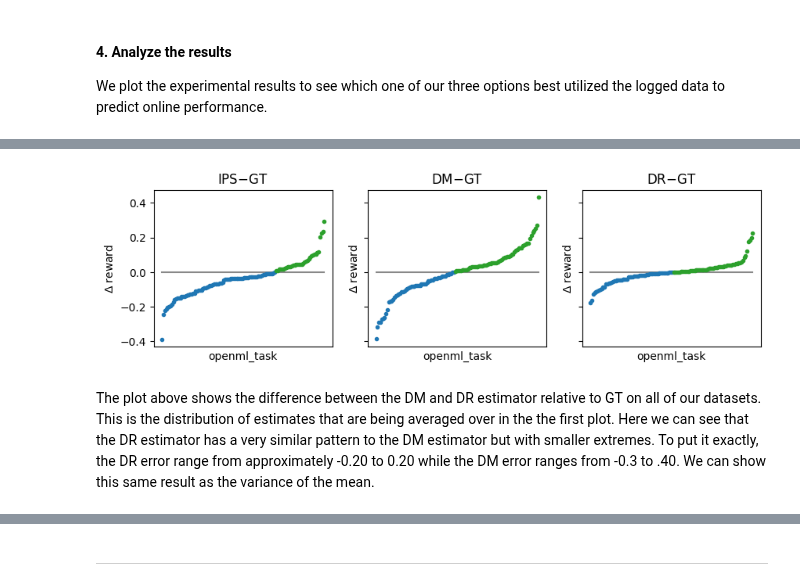
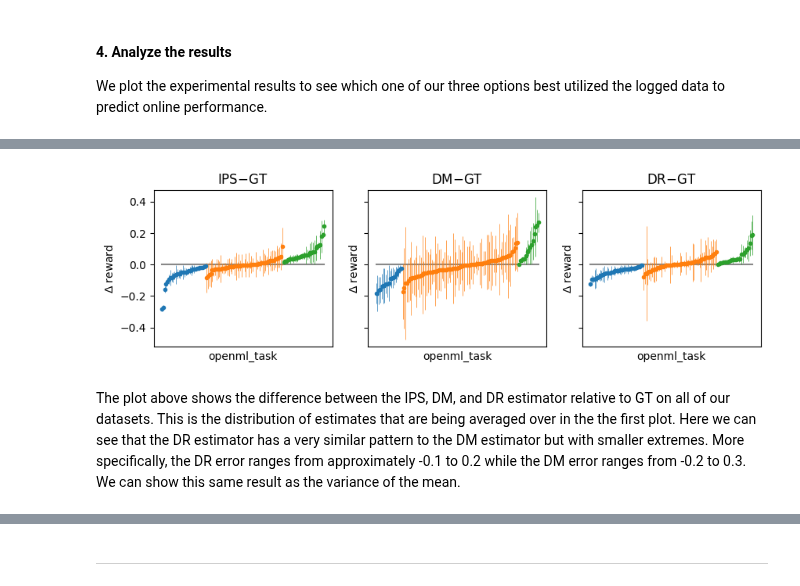
Before and after one commit to VowpalWabbit/coba, a Jupyter notebook: examples/notebooks/Logged Data.ipynb, the cells around one changed output, grey strips where cells are left out. Drawn from its saved outputs; the diff is of its cells as text; code cells hidden in the pictures.

```diff
--- a/examples/notebooks/Logged Data.ipynb
+++ b/examples/notebooks/Logged Data.ipynb
@@ -50,17 +60,17 @@ Based on the plot above it appears that IPS estimates GT most poorly while DM es
-# %%
-f,ax = plt.subplots(ncols=3,sharey=True,figsize=(10,4))
-
-result1.where(n_actions={'<=':100}).plot_contrast('on','ips',x='openml_task',l='eval',p='openml_task',err='sd',ax=ax[0],xticks=False,legend=False,out=None)
-result1.where(n_actions={'<=':100}).plot_contrast('on','dm' ,x='openml_task',l='eval',p='openml_task',err='sd',ax=ax[1],xticks=False,legend=False,out=None)
-result1.where(n_actions={'<=':100}).plot_contrast('on','dr' ,x='openml_task',l='eval',p='openml_task',err='sd',ax=ax[2],xticks=False,legend=False,out=None)
-
-for a,title in zip(ax,['IPS$-$GT','DM$-$GT','DR$-$GT']):
-    a.set_title('',loc='left')
-    a.set_title(title,loc='center')
-    a.set_xticks([])
-
-plt.show()
-# %% [output]
-[figure, removed]
+# %%
+f,ax = plt.subplots(ncols=3,sharey=True,figsize=(10,4))
+
+result1.plot_contrast('on','ips',x='openml_task',l='eval',err='sd',ax=ax[0],xticks=False,legend=False,out=None)
+result1.plot_contrast('on','dm' ,x='openml_task',l='eval',err='sd',ax=ax[1],xticks=False,legend=False,out=None)
+result1.plot_contrast('on','dr' ,x='openml_task',l='eval',err='sd',ax=ax[2],xticks=False,legend=False,out=None)
+
+for a,title in zip(ax,['IPS$-$GT','DM$-$GT','DR$-$GT']):
+    a.set_title('',loc='left')
+    a.set_title(title,loc='center')
+    a.set_xticks([])
+
+plt.show()
+# %% [output]
+[figure, added]
 # %% [markdown]
-The plot above shows the difference between the DM and DR estimator relative to GT on all of our datasets. This is the distribution of estimates that are being averaged over in the the first plot. Here we can see that the DR estimator has a very similar pattern to the DM estimator but with smaller extremes. To put it exactly, the DR error range from approximately -0.20 to 0.20 while the DM error ranges from -0.3 to .40. We can show this same result as the variance of the mean.
+The plot above shows the difference between the IPS, DM, and DR estimator relative to GT on all of our datasets. This is the distribution of estimates that are being averaged over in the the first plot. Here we can see that the DR estimator has a very similar pattern to the DM estimator but with smaller extremes. More specifically, the DR error ranges from approximately -0.1 to 0.2 while the DM error ranges from -0.2 to 0.3. We can show this same result as the variance of the mean.
```
Also changed, not shown: parts of 11 cells of this notebook, 4 other files.
